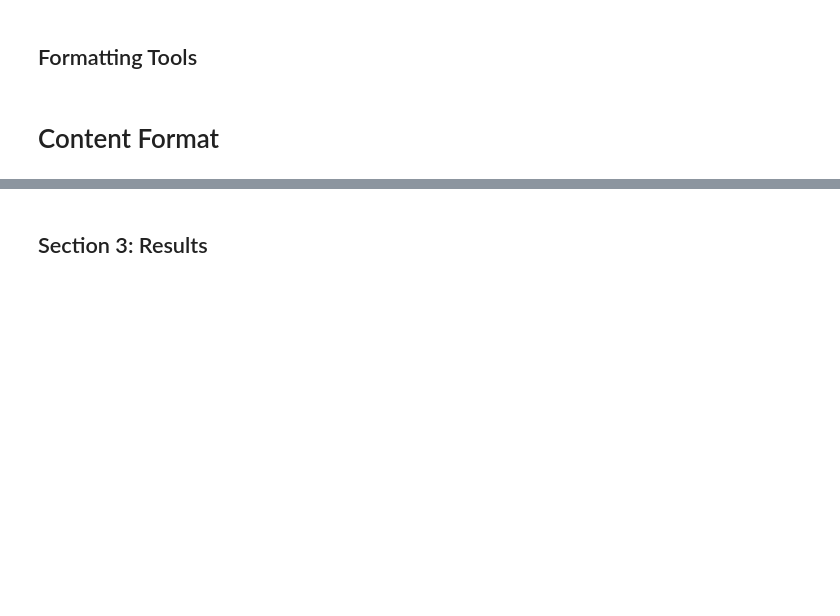
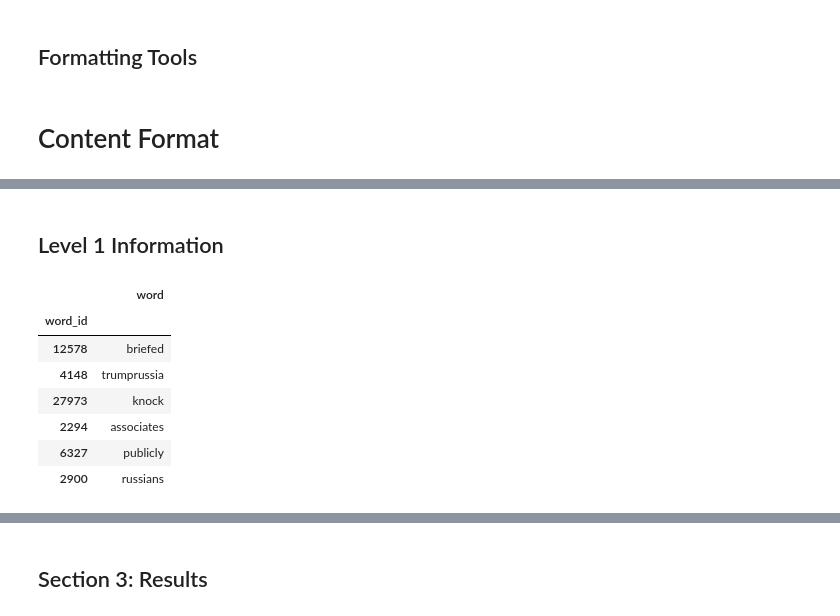
Before and after one commit to immersinn/rssfeed_link_collector, a Jupyter notebook: notebooks/dashboards/Comparative Article Localisation Search .ipynb, the cells around one changed output, grey strips where cells are left out. Saved outputs shown, nothing was run; the diff lists cells and outputs as text; code cells hidden in the pictures; blank space fills up the shorter version.

```diff
--- a/notebooks/dashboards/Comparative Article Localisation Search .ipynb
+++ b/notebooks/dashboards/Comparative Article Localisation Search .ipynb
@@ -116,0 +150,14 @@ def score_table_prep(df, filename):
+# %% [markdown]
+## Level 1 Information
+# %%
+qwl01 = word_ids_2_df(words['l01'])
+qwl01
+# %% [output]
+|  | word |
+| word_id |  |
+| 12578 | briefed |
+| 4148 | trumprussia |
+| 27973 | knock |
+| 2294 | associates |
+| 6327 | publicly |
+| 2900 | russians |
```
Also changed, not shown: parts of 29 cells of this notebook, 6 other files.
